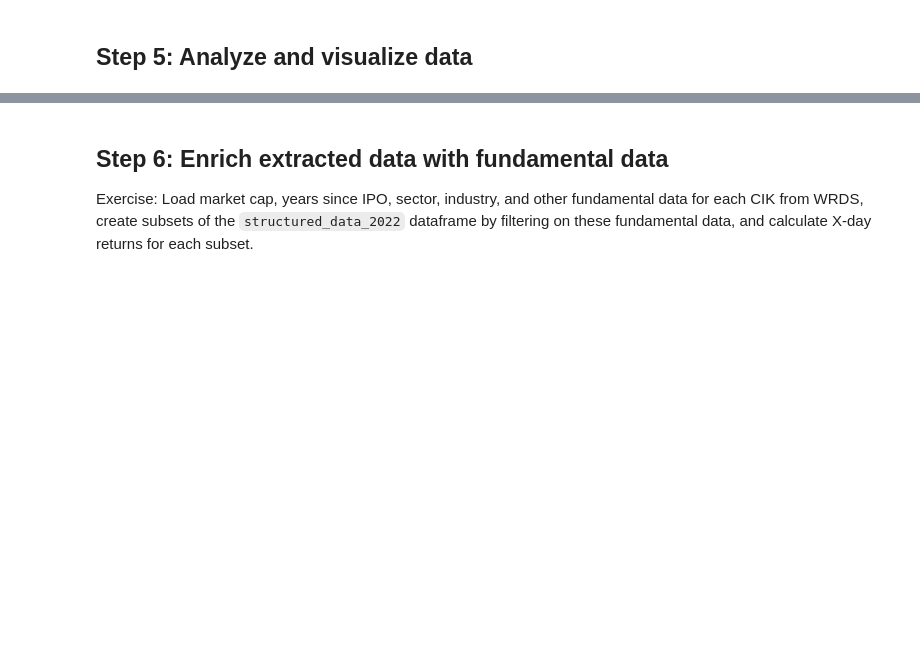
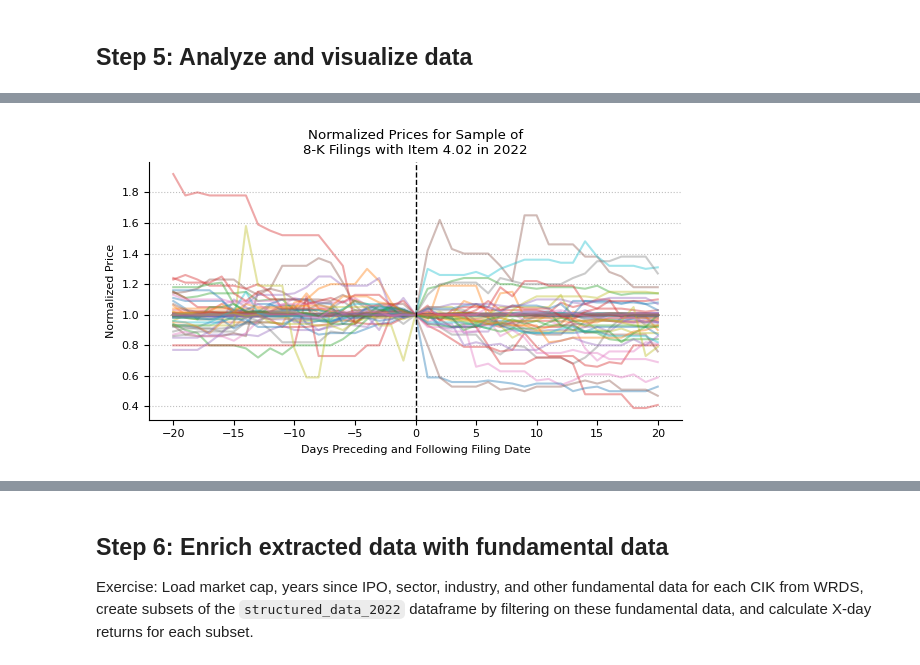
Before and after one commit to janlukasschroeder/ai-for-financial-analysis-and-research, a Jupyter notebook: gpt-4-api-extract-data-from-sec-filings/demo.ipynb, the cells around one changed output, grey strips where cells are left out. Cells and saved outputs as stored; diff of their text form; code cells hidden in the pictures; blank space fills up the shorter version.

Commit message:
added event study multi-line charts

```diff
--- a/gpt-4-api-extract-data-from-sec-filings/demo.ipynb
+++ b/gpt-4-api-extract-data-from-sec-filings/demo.ipynb
@@ -601,3 +710,36 @@ plot_histograms(structured_data_2022[price_return_columns])
+# %%
+# Plot muli-line chart showing normalized prices for each filing
+def plot_normalized_prices(df):
+    fig, ax = plt.subplots(figsize=(6, 3.5))
+
+    for i, row in df.iterrows():
+        ticker = row["ticker"]
+        filing_date = row["filedAt"]
+        filing_date_str = filing_date.strftime("%Y-%m-%d")
+        price_norm_columns = [col for col in row.index if "dNorm" in col]
+        normalized_prices = row[price_norm_columns].dropna()
+        x = range(-20, 21)
+        y = normalized_prices.values
+        if len(x) != len(y):
+            continue
+        ax.plot(
+            x,
+            normalized_prices.values,
+            label=f"{ticker} - {filing_date_str}",
+            alpha=0.4,
+        )
+
+    ax.set_title("Normalized Prices for Sample of\n8-K Filings with Item 4.02 in 2022")
+    ax.set_xlabel("Days Preceding and Following Filing Date")
+    ax.set_ylabel("Normalized Price")
+    ax.axvline(0, color="black", linestyle="--", lw=1)
+    plt.tight_layout()
+    plt.show()
+
+
+plot_normalized_prices(structured_data_2022)
+# %% [output]
+[figure, added]
 # %%
 # Refine universe by filtering for specific dimensions, e.g. "restatementIsNecessary", "impactIsMaterial", etc.
 # and calculate descriptive statistics for price returns
```
Also changed, not shown: parts of 14 cells of this notebook.
